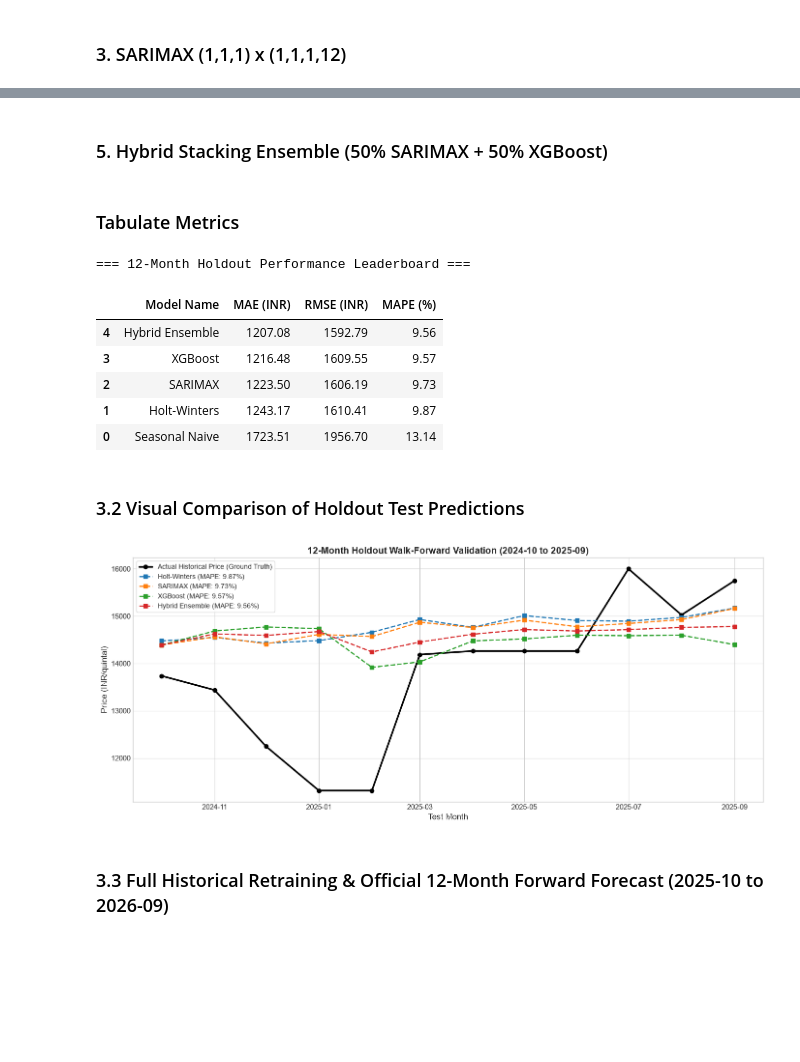
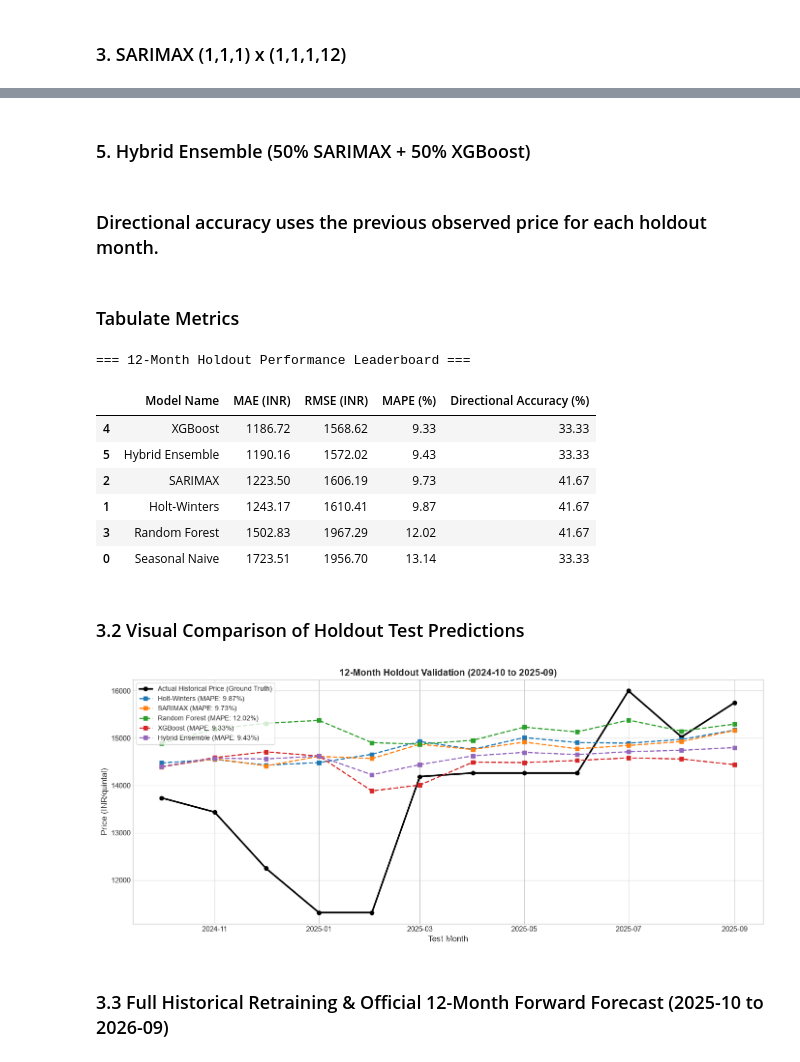
Before and after one commit to gamepatt78/way2agri-price-forecasting-engine, a Jupyter notebook: notebooks/AgriPrice_Forecasting_Way2Agri.ipynb, the cells around one changed output, grey strips where cells are left out. Cells and saved outputs as stored; diff of their text form; code cells hidden in the pictures; blank space fills up the shorter version.

```diff
--- a/notebooks/AgriPrice_Forecasting_Way2Agri.ipynb
+++ b/notebooks/AgriPrice_Forecasting_Way2Agri.ipynb
@@ -252,6 +256,11 @@ def build_features(dataframe):
 
 df_features = build_features(df)
 df_clean_ml = df_features.dropna().reset_index(drop=True)
-feature_cols = [c for c in df_clean_ml.columns if c not in ['date', 'avg_monthly_price', 'is_anomaly', 'cleaned_price']]
+feature_cols = [
+    'month', 'quarter', 'trend_index', 'sin_month', 'cos_month',
+    'lag_1', 'lag_2', 'lag_3', 'lag_6', 'lag_12',
+    'rolling_mean_3', 'rolling_mean_6', 'rolling_mean_12',
+    'rolling_std_3', 'rolling_std_6'
+]
 print(f"Engineered {len(feature_cols)} features: {feature_cols}")
 # %% [output]
@@ -362,7 +377,7 @@ results['XGBoost'] = {
     'preds': y_pred_xgb
 }
 # %% [markdown]
-### 5. Hybrid Stacking Ensemble (50% SARIMAX + 50% XGBoost)
+### 5. Hybrid Ensemble (50% SARIMAX + 50% XGBoost)
 # %%
 y_pred_ens = 0.50 * y_pred_sarimax + 0.50 * y_pred_xgb
 results['Hybrid Ensemble'] = {
@@ -371,3 +386,5 @@ results['Hybrid Ensemble'] = {
     'MAPE': mean_absolute_percentage_error(y_test, y_pred_ens) * 100,
     'preds': y_pred_ens
 }
+# %% [markdown]
+### Directional accuracy uses the previous observed price for each holdout month.
@@ -379,7 +402,8 @@ metrics_df = pd.DataFrame([
         'Model Name': k,
         'MAE (INR)': round(v['MAE'], 2),
         'RMSE (INR)': round(v['RMSE'], 2),
-        'MAPE (%)': round(v['MAPE'], 2)
+        'MAPE (%)': round(v['MAPE'], 2),
+        'Directional Accuracy (%)': round(v['Directional Accuracy (%)'], 2)
     }
     for k, v in results.items()
 ]).sort_values('MAPE (%)')
@@ -388,30 +412,31 @@ print("=== 12-Month Holdout Performance Leaderboard ===")
 display(metrics_df)
 # %% [output]
 === 12-Month Holdout Performance Leaderboard ===
-|  | Model Name | MAE (INR) | RMSE (INR) | MAPE (%) |
-| 4 | Hybrid Ensemble | 1207.08 | 1592.79 | 9.56 |
-| 3 | XGBoost | 1216.48 | 1609.55 | 9.57 |
-| 2 | SARIMAX | 1223.50 | 1606.19 | 9.73 |
-| 1 | Holt-Winters | 1243.17 | 1610.41 | 9.87 |
-| 0 | Seasonal Naive | 1723.51 | 1956.70 | 13.14 |
+|  | Model Name | MAE (INR) | RMSE (INR) | MAPE (%) | Directional Accuracy (%) |
+| 4 | XGBoost | 1186.72 | 1568.62 | 9.33 | 33.33 |
+| 5 | Hybrid Ensemble | 1190.16 | 1572.02 | 9.43 | 33.33 |
+| 2 | SARIMAX | 1223.50 | 1606.19 | 9.73 | 41.67 |
+| 1 | Holt-Winters | 1243.17 | 1610.41 | 9.87 | 41.67 |
+| 3 | Random Forest | 1502.83 | 1967.29 | 12.02 | 41.67 |
+| 0 | Seasonal Naive | 1723.51 | 1956.70 | 13.14 | 33.33 |
 # %% [markdown]
 ### 3.2 Visual Comparison of Holdout Test Predictions
 # %%
 fig, ax = plt.subplots(figsize=(14, 6))
 
 ax.plot(test_data['date'], y_test, 'k-o', lw=2.5, label='Actual Historical Price (Ground Truth)')
 for m_name, res in results.items():
-    if m_name in ['Holt-Winters', 'SARIMAX', 'XGBoost', 'Hybrid Ensemble']:
+    if m_name in ['Holt-Winters', 'SARIMAX', 'Random Forest', 'XGBoost', 'Hybrid Ensemble']:
         ax.plot(test_data['date'], res['preds'], '--s', lw=1.8, label=f"{m_name} (MAPE: {res['MAPE']:.2f}%)")
 
-ax.set_title("12-Month Holdout Walk-Forward Validation (2024-10 to 2025-09)", fontsize=14, fontweight='bold')
+ax.set_title("12-Month Holdout Validation (2024-10 to 2025-09)", fontsize=14, fontweight='bold')
 ax.set_xlabel("Test Month", fontsize=12)
 ax.set_ylabel("Price (INR/quintal)", fontsize=12)
 ax.legend(loc='upper left', frameon=True, fontsize=10)
 plt.tight_layout()
 plt.show()
 # %% [output]
-[figure, old version]
+[figure, new version]
 # %% [markdown]
 ### 3.3 Full Historical Retraining & Official 12-Month Forward Forecast (2025-10 to 2026-09)
 # %%
```
Also changed, not shown: parts of 26 cells of this notebook, 17 other files.
